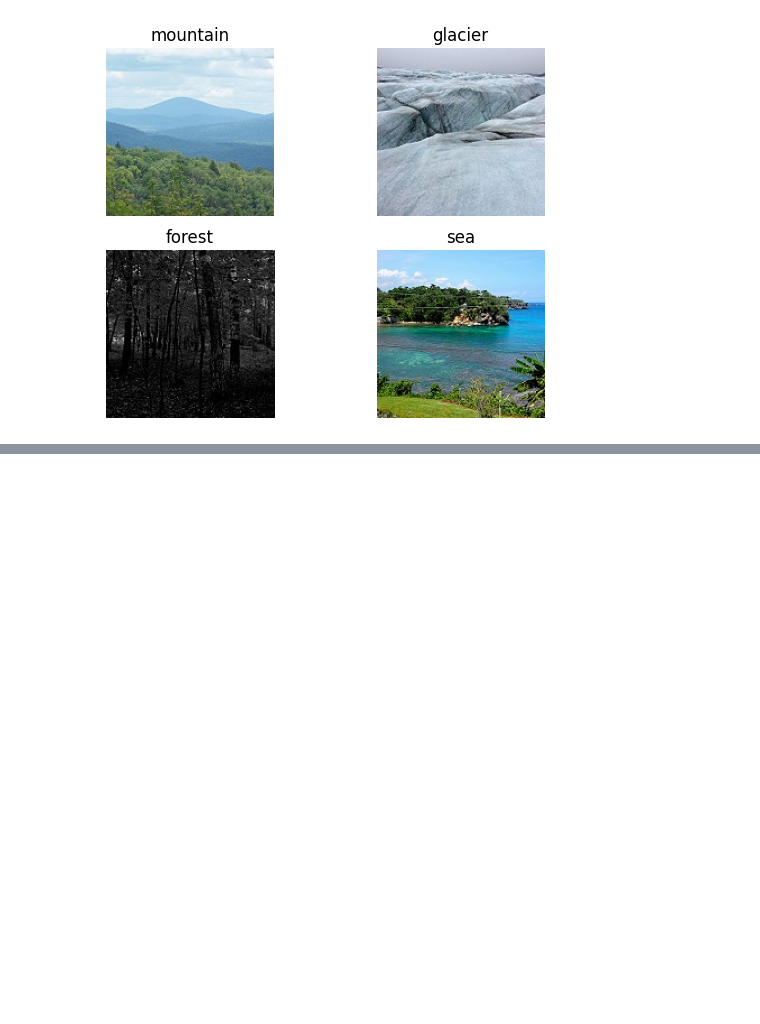
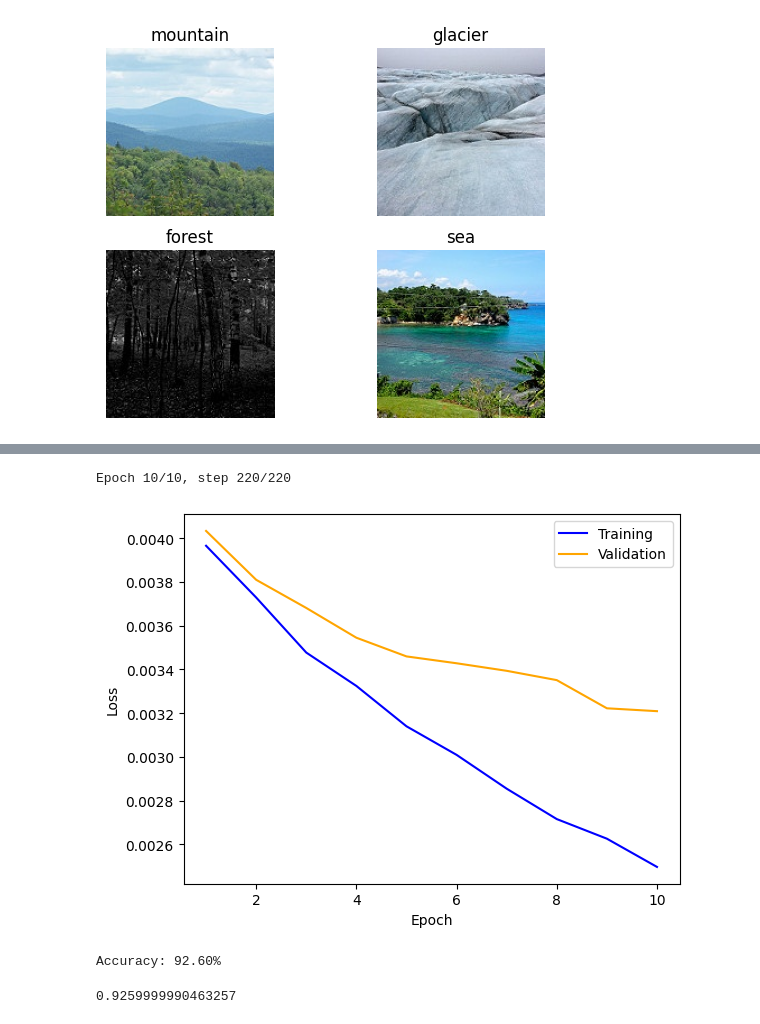
Before and after one commit to adamcataldo/letsbuildmodels, a Jupyter notebook: notebooks/neural_nets/Resnet.ipynb, the cells around one changed output, grey strips where cells are left out. Drawn from its saved outputs; the diff is of its cells as text; code cells hidden in the pictures; blank space fills up the shorter version.

```diff
--- a/notebooks/neural_nets/Resnet.ipynb
+++ b/notebooks/neural_nets/Resnet.ipynb
@@ -54,0 +58,7 @@ Epoch 1/5, step 24/220
+# %%
+validate_model(model, epochs=10)
+# %% [output]
+Epoch 10/10, step 220/220
+[figure, added]
+Accuracy: 92.60%
+0.9259999990463257
```
Also changed, not shown: parts of 1 cell of this notebook, 1 other file.
